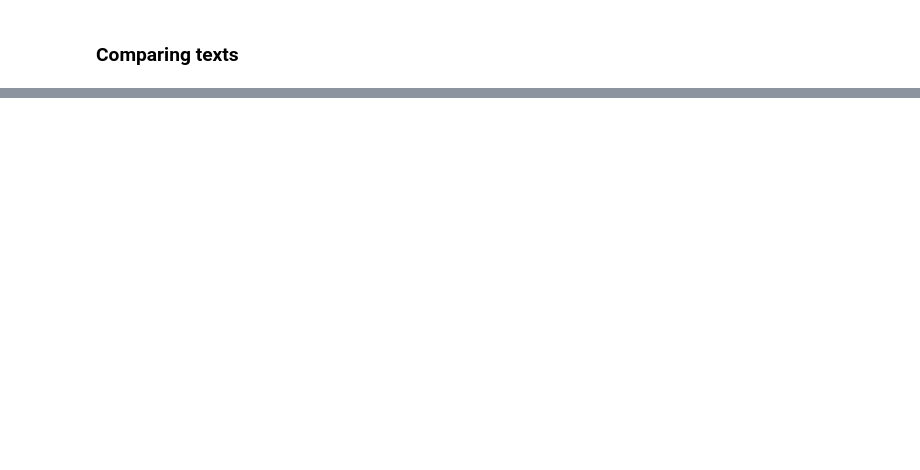
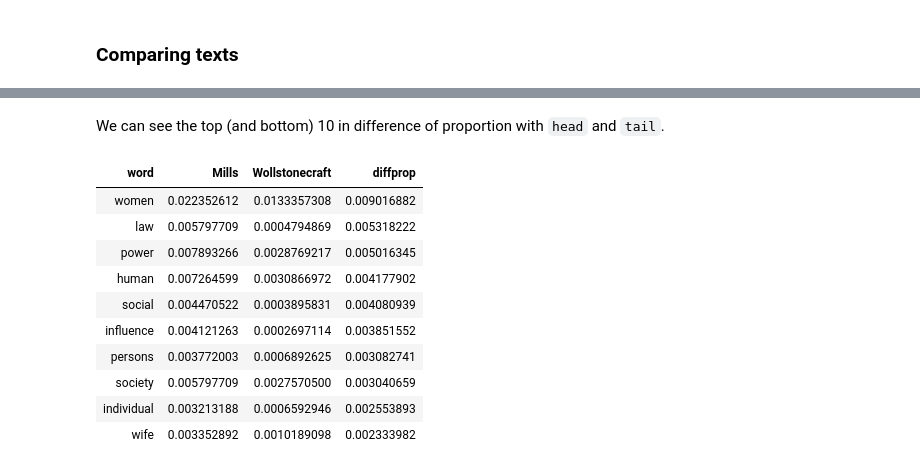
Before and after one commit to alexhanna/unm-text-as-data, a Jupyter notebook: Introduction to Text as Data.ipynb, the cells around one changed output, grey strips where cells are left out. Saved outputs shown, nothing was run; the diff lists cells and outputs as text; code cells hidden in the pictures; blank space fills up the shorter version.

```diff
--- a/Introduction to Text as Data.ipynb
+++ b/Introduction to Text as Data.ipynb
@@ -247,0 +154,16 @@ word_ratios <- tidy_books %>%
+# %% [markdown]
+We can see the top (and bottom) 10 in difference of proportion with `head` and `tail`.
+# %%
+word_proportions %>% head(10)
+# %% [output]
+| word | Mills | Wollstonecraft | diffprop |
+| women | 0.022352612 | 0.0133357308 | 0.009016882 |
+| law | 0.005797709 | 0.0004794869 | 0.005318222 |
+| power | 0.007893266 | 0.0028769217 | 0.005016345 |
+| human | 0.007264599 | 0.0030866972 | 0.004177902 |
+| social | 0.004470522 | 0.0003895831 | 0.004080939 |
+| influence | 0.004121263 | 0.0002697114 | 0.003851552 |
+| persons | 0.003772003 | 0.0006892625 | 0.003082741 |
+| society | 0.005797709 | 0.0027570500 | 0.003040659 |
+| individual | 0.003213188 | 0.0006592946 | 0.002553893 |
+| wife | 0.003352892 | 0.0010189098 | 0.002333982 |
```
Also changed, not shown: parts of 37 cells of this notebook, 3 other files.
